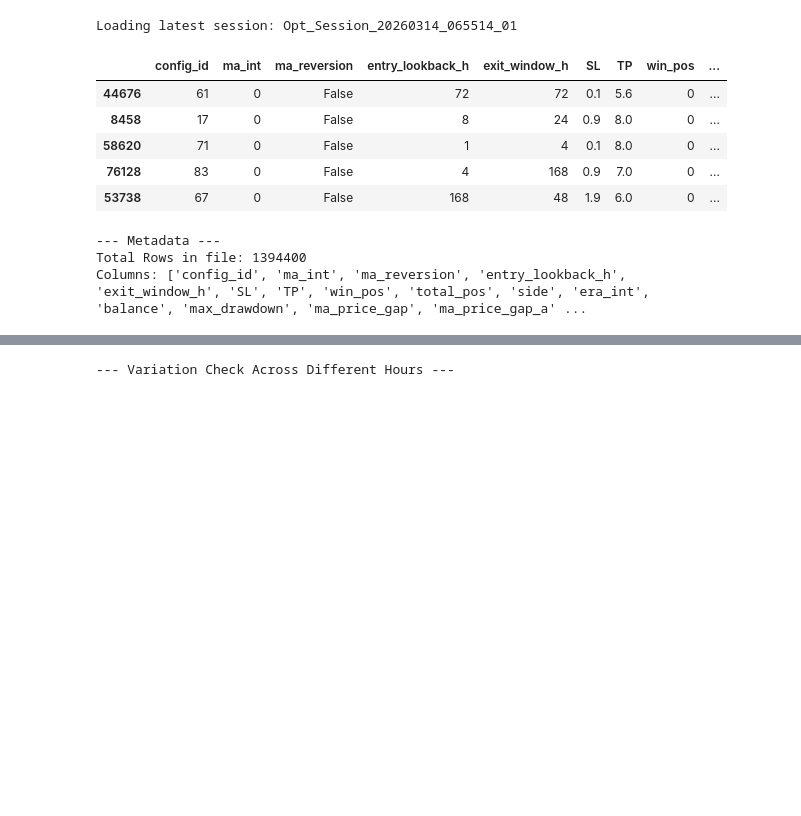
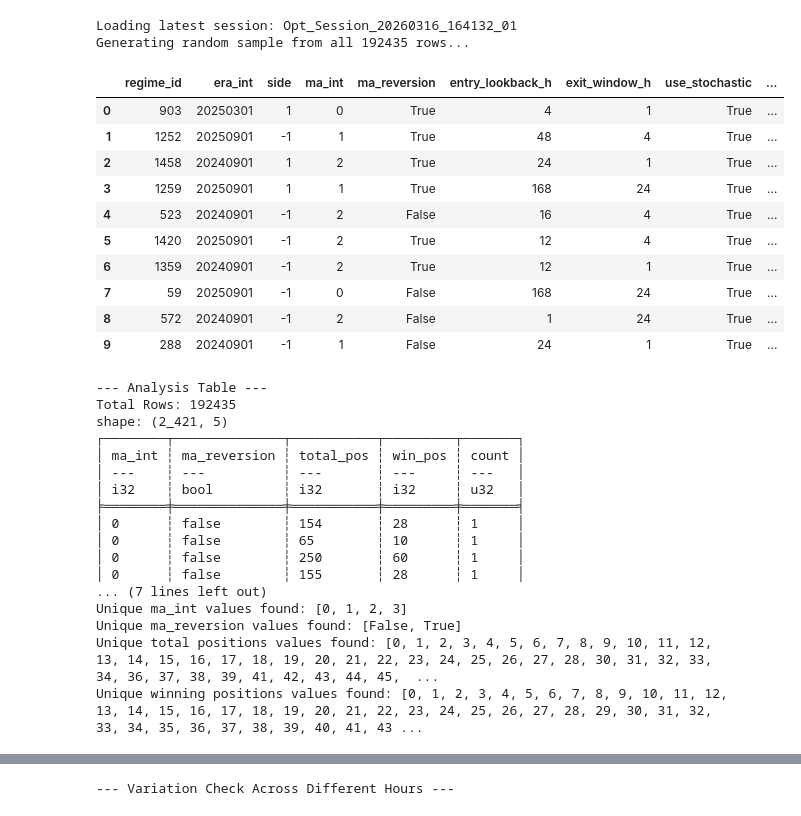
Before and after one commit to loong218-toast/airflow-trading, a Jupyter notebook: analysis/parquet_test.ipynb, the cells around one changed output, grey strips where cells are left out. Saved outputs shown, nothing was run; the diff lists cells and outputs as text; code cells hidden in the pictures; blank space fills up the shorter version.

```diff
--- a/analysis/parquet_test.ipynb
+++ b/analysis/parquet_test.ipynb
@@ -1,56 +1,88 @@
 # %%
 import pandas as pd
 import pyarrow.parquet as pq
+import polars as pl
 from pathlib import Path
 
 # Base directory where all sessions are stored
 base_dir = Path(r"C:\Users\Owner\airflow-trading\data_lake")
 
 def get_latest_session_file(directory: Path, filename: str) -> Path:
     # Find all directories matching the pattern
     sessions = [d for d in directory.iterdir() if d.is_dir() and d.name.startswith("Opt_Session_")]
 
     if not sessions:
         raise FileNotFoundError("No Opt_Session directories found.")
 
     # Sort by name (latest timestamp will be last) and pick the last one
     latest_session = sorted(sessions)[-1]
     target_file = latest_session / filename
 
     if not target_file.exists():
         raise FileNotFoundError(f"Found session {latest_session.name}, but {filename} is missing.")
 
     return target_file
 
 try:
-    # Dynamically find the path
+    # 1. Dynamically find the path
     file_path = get_latest_session_file(base_dir, "master_metrics.parquet")
-    print(f"Loading latest session: {file_path.parent.name}\n")
+    print(f"Loading latest session: {file_path.parent.name}")
 
-    # Read and preview
-    parquet_file = pq.ParquetFile(file_path)
-    first_group = parquet_file.read_row_group(0)
+    # 2. Use Polars to read the WHOLE file
+    # This is safe because Polars uses memory mapping
+    df = pl.read_parquet(file_path)
 
-    df_preview = first_group.to_pandas().sample(min(5, len(first_group)))
+    # 3. Random Sample across the entire 1.4M rows
+    # We convert back to Pandas ONLY for the display/preview
+    print(f"Generating random sample from all {df.height} rows...\n")
+    df_preview = df.sample(n=10).to_pandas()
     display(df_preview)
 
-    print(f"\n--- Metadata ---")
-    print(f"Total Rows in file: {parquet_file.metadata.num_rows}")
-    print(f"Columns: {parquet_file.schema.names}")
+    # 4. Show Stats to confirm variety
+    print(f"\n--- Analysis Table ---")
+    print(f"Total Rows: {df.height}")
+
+    stats = df.groupby(["ma_int", "ma_reversion", "total_pos", "win_pos"]).count().sort("ma_int")
+    print(stats)
+
+    print("\nUnique ma_int values found:", df["ma_int"].unique().to_list())
+    print("Unique ma_reversion values found:", df["ma_reversion"].unique().to_list())
+    print("Unique total positions values found:", df["total_pos"].unique().to_list())
+    print("Unique winning positions values found:", df["win_pos"].unique().to_list())
 
 except Exception as e:
     print(f"Error: {e}")
 # %% [output]
-Loading latest session: Opt_Session_20260314_065514_01
+Loading latest session: Opt_Session_20260316_164132_01
+Generating random sample from all 192435 rows...
-|  | config_id | ma_int | ma_reversion | entry_lookback_h | exit_window_h | SL | TP | win_pos | ... |
-| 44676 | 61 | 0 | False | 72 | 72 | 0.1 | 5.6 | 0 | ... |
-| 8458 | 17 | 0 | False | 8 | 24 | 0.9 | 8.0 | 0 | ... |
-| 58620 | 71 | 0 | False | 1 | 4 | 0.1 | 8.0 | 0 | ... |
-| 76128 | 83 | 0 | False | 4 | 168 | 0.9 | 7.0 | 0 | ... |
-| 53738 | 67 | 0 | False | 168 | 48 | 1.9 | 6.0 | 0 | ... |
+|  | regime_id | era_int | side | ma_int | ma_reversion | entry_lookback_h | exit_window_h | use_stochastic | ... |
+| 0 | 903 | 20250301 | 1 | 0 | True | 4 | 1 | True | ... |
+| 1 | 1252 | 20250901 | -1 | 1 | True | 48 | 4 | True | ... |
+| 2 | 1458 | 20240901 | 1 | 2 | True | 24 | 1 | True | ... |
+| 3 | 1259 | 20250901 | 1 | 1 | True | 168 | 24 | True | ... |
+| 4 | 523 | 20240901 | -1 | 2 | False | 16 | 4 | True | ... |
+| 5 | 1420 | 20250901 | -1 | 2 | True | 12 | 4 | True | ... |
+| 6 | 1359 | 20240901 | -1 | 2 | True | 12 | 1 | True | ... |
+| 7 | 59 | 20250901 | -1 | 0 | False | 168 | 24 | True | ... |
+| 8 | 572 | 20240901 | -1 | 2 | False | 1 | 24 | True | ... |
+| 9 | 288 | 20240901 | -1 | 1 | False | 24 | 1 | True | ... |
---- Metadata ---
-Total Rows in file: 1394400
-Columns: ['config_id', 'ma_int', 'ma_reversion', 'entry_lookback_h', 'exit_window_h', 'SL', 'TP', 'win_pos', 'total_pos', 'side', 'era_int', 'balance', 'max_drawdown', 'ma_price_gap', 'ma_price_gap_a' ...
+--- Analysis Table ---
+Total Rows: 192435
+shape: (2_421, 5)
+┌────────┬──────────────┬───────────┬─────────┬───────┐
+│ ma_int ┆ ma_reversion ┆ total_pos ┆ win_pos ┆ count │
+│ ---    ┆ ---          ┆ ---       ┆ ---     ┆ ---   │
+│ i32    ┆ bool         ┆ i32       ┆ i32     ┆ u32   │
+╞════════╪══════════════╪═══════════╪═════════╪═══════╡
+│ 0      ┆ false        ┆ 154       ┆ 28      ┆ 1     │
+│ 0      ┆ false        ┆ 65        ┆ 10      ┆ 1     │
+│ 0      ┆ false        ┆ 250       ┆ 60      ┆ 1     │
+│ 0      ┆ false        ┆ 155       ┆ 28      ┆ 1     │
+... (7 lines left out)
+Unique ma_int values found: [0, 1, 2, 3]
+Unique ma_reversion values found: [False, True]
+Unique total positions values found: [0, 1, 2, 3, 4, 5, 6, 7, 8, 9, 10, 11, 12, 13, 14, 15, 16, 17, 18, 19, 20, 21, 22, 23, 24, 25, 26, 27, 28, 30, 31, 32, 33, 34, 36, 37, 38, 39, 41, 42, 43, 44, 45,  ...
+Unique winning positions values found: [0, 1, 2, 3, 4, 5, 6, 7, 8, 9, 10, 11, 12, 13, 14, 15, 16, 17, 18, 19, 20, 21, 22, 23, 24, 25, 26, 27, 28, 29, 30, 31, 32, 33, 34, 35, 36, 37, 38, 39, 40, 41, 43 ...
 # %%
 import pandas as pd
 import pyarrow.parquet as pq
```
Also changed, not shown: parts of 2 cells of this notebook, 21 other files.
